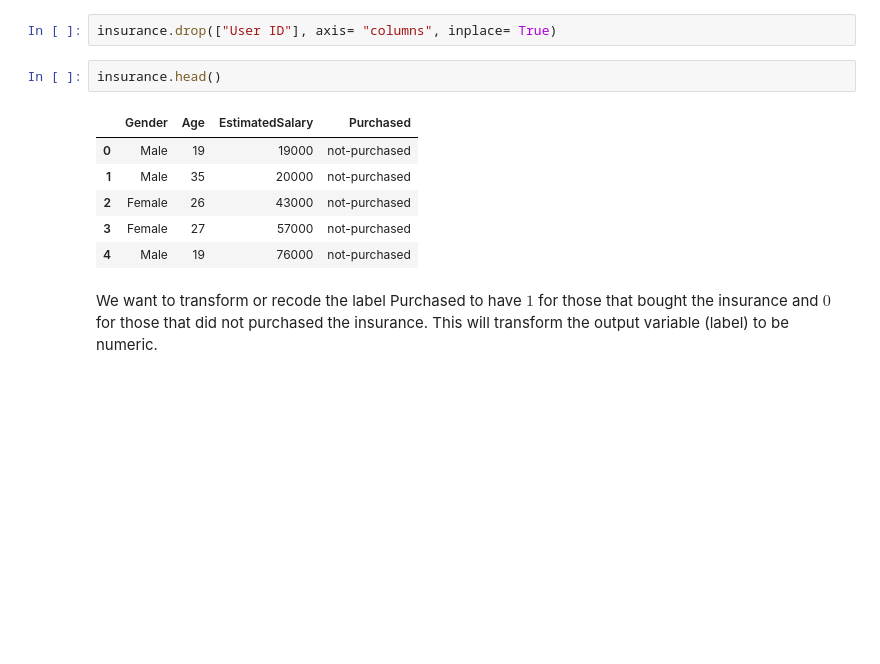
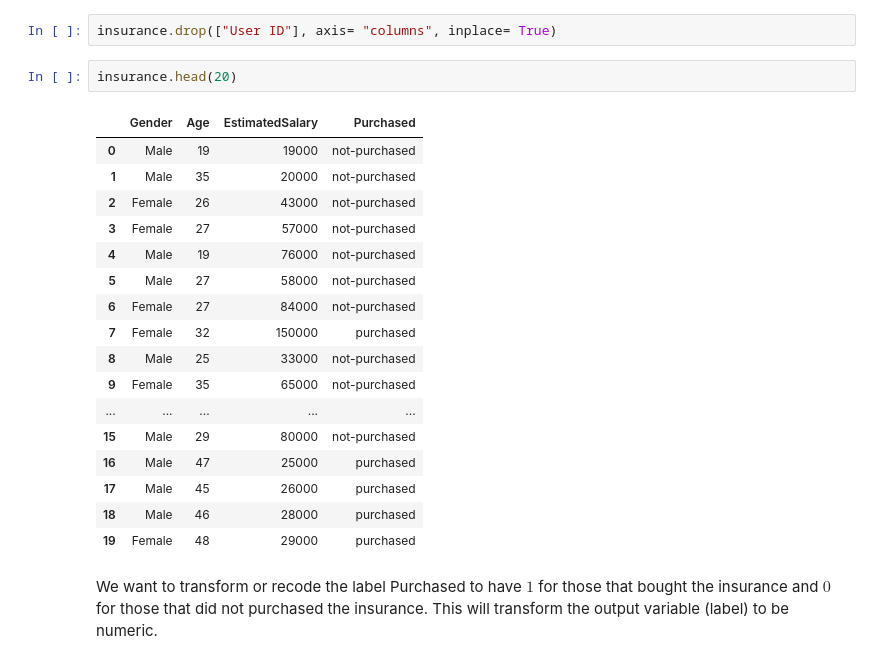
Before and after one commit to dthatprince/Python-Machine-Learning-Notebooks, a Jupyter notebook: Machine-Learning-Notebook/Course/Unit 4.ipynb, the cells around one changed output. Saved outputs shown, nothing was run; the diff lists cells and outputs as text; blank space fills up the shorter version.

```diff
--- a/Machine-Learning-Notebook/Course/Unit 4.ipynb
+++ b/Machine-Learning-Notebook/Course/Unit 4.ipynb
@@ -143,14 +143,25 @@ We have 5 variables and 400 instances of those that want to buy medical insuranc
 # %%
 insurance.drop(["User ID"], axis= "columns", inplace= True)
 # %%
-insurance.head()
+insurance.head(20)
 # %% [output]
 |  | Gender | Age | EstimatedSalary | Purchased |
 | 0 | Male | 19 | 19000 | not-purchased |
 | 1 | Male | 35 | 20000 | not-purchased |
 | 2 | Female | 26 | 43000 | not-purchased |
 | 3 | Female | 27 | 57000 | not-purchased |
 | 4 | Male | 19 | 76000 | not-purchased |
+| 5 | Male | 27 | 58000 | not-purchased |
+| 6 | Female | 27 | 84000 | not-purchased |
+| 7 | Female | 32 | 150000 | purchased |
+| 8 | Male | 25 | 33000 | not-purchased |
+| 9 | Female | 35 | 65000 | not-purchased |
+| ... | ... | ... | ... | ... |
+| 15 | Male | 29 | 80000 | not-purchased |
+| 16 | Male | 47 | 25000 | purchased |
+| 17 | Male | 45 | 26000 | purchased |
+| 18 | Male | 46 | 28000 | purchased |
+| 19 | Female | 48 | 29000 | purchased |
 # %% [markdown]
 We want to transform or recode the label Purchased to have $1$ for those that bought the insurance and $0$ for those that did not purchased the insurance. This will transform the output variable (label) to be numeric.
 # %%
```
Also changed, not shown: parts of 17 cells of this notebook, 4 other files.
